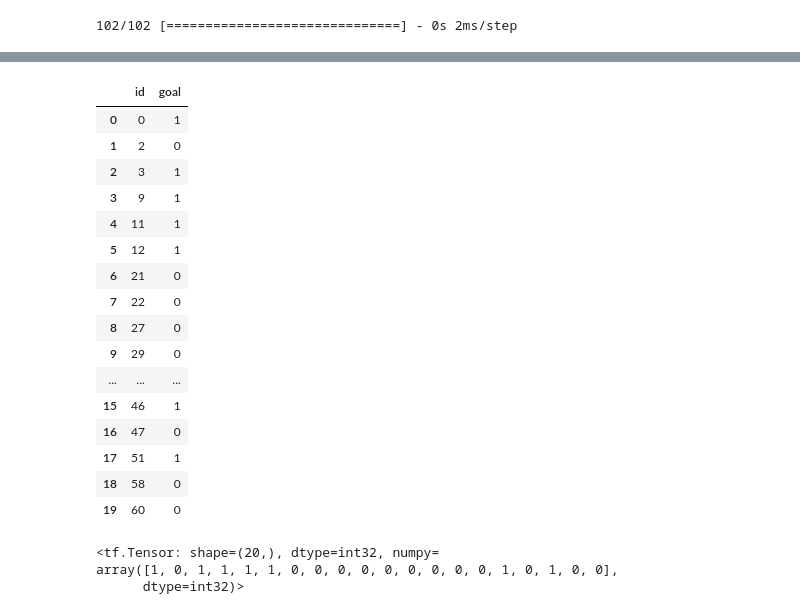
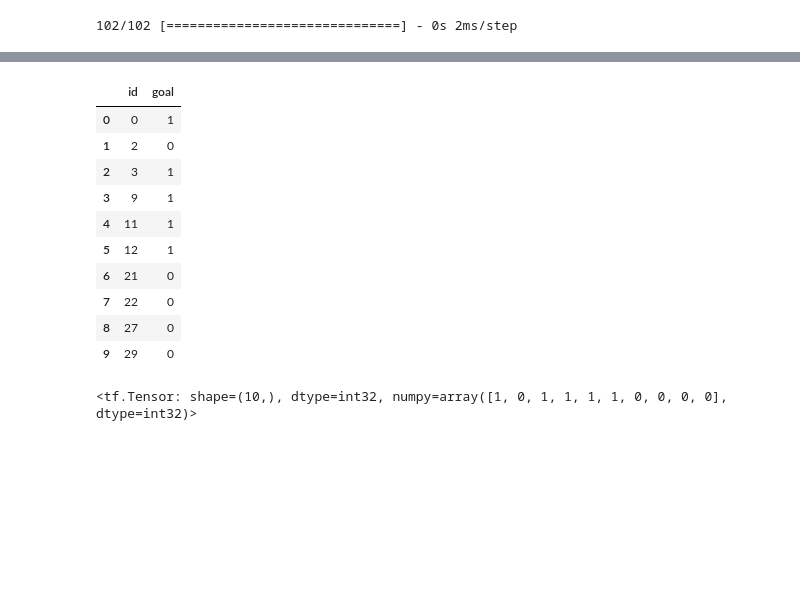
Before and after one commit to Jaiquisic23/Artificial-Neural-Networks, a Jupyter notebook: classification model and predictions.ipynb, the cells around one changed output, grey strips where cells are left out. Drawn from its saved outputs; the diff is of its cells as text; code cells hidden in the pictures; blank space fills up the shorter version.

```diff
--- a/classification model and predictions.ipynb
+++ b/classification model and predictions.ipynb
@@ -32,7 +53,7 @@ trData.head()
 | 3 | 6 | NaN | NaN | 13,000 people receive #wildfires ... | 1 |
 | 4 | 7 | NaN | NaN | Just got sent this photo from Rub... | 1 |
 # %%
-trData_shuffled = trData.sample(frac=1, random_state=42)
+trData_mix = trData.sample(frac=1, random_state=42)
 # %%
 tData.head()
 # %% [output]
@@ -49,8 +70,8 @@ trData_shuffled.target.value_counts()
 1    3271
 Name: target, dtype: int64
 # %%
-training_sentences, val_sentences, train_labels, val_labels = train_test_split(trData_shuffled["text"].to_numpy(),
-                                                                            trData_shuffled["target"].to_numpy(),
+training_sentences, val_sentences, train_labels, val_labels = train_test_split(trData_mix["text"].to_numpy(),
+                                                                            trData_mix["target"].to_numpy(),
                                                                             test_size=0.15,
                                                                             random_state=42)
 # %%
@@ -140,11 +178,10 @@ model = tf.keras.Sequential([
     text_vectorizer, embedding,
     layers.GlobalAveragePooling1D(),
     layers.Dense(10, activation = "sigmoid"),
-   # layers.Dense(2, activation = "sigmoid"),
     layers.Dense(1, activation = "sigmoid")
 ])
 model.compile(loss=tf.keras.losses.BinaryCrossentropy(),
                 optimizer=tf.keras.optimizers.Adam(lr=0.001),
                 metrics=["mae"])
-model.fit(training_sentences,train_labels,validation_data=(val_sentences, val_labels), epochs=6)
+model.fit(training_sentences,train_labels,validation_data=(val_sentences, val_labels), epochs=5)
 # %% [output]
@@ -184,7 +215,7 @@ model_predictions[:20]
 # %%
-prediction_probs = model.predict(tData['text'].to_numpy())
+predictProbs = model.predict(tData['text'].to_numpy())
 
-predictions = tf.squeeze(tf.round(prediction_probs))
+predictions = tf.squeeze(tf.round(predictProbs))
 predictions = tf.cast(predictions, dtype=tf.int32)
 # %% [output]
 102/102 [==============================] - 0s 2ms/step
@@ -207,29 +222,21 @@ tData
 # %%
 show_results = pd.DataFrame({"id": tData['id'].values,
                           'goal': (predictions.numpy())})
 
-show_results[:20]
+show_results[:10]
 # %% [output]
 |  | id | goal |
 | 0 | 0 | 1 |
 | 1 | 2 | 0 |
 | 2 | 3 | 1 |
 | 3 | 9 | 1 |
 | 4 | 11 | 1 |
 | 5 | 12 | 1 |
 | 6 | 21 | 0 |
 | 7 | 22 | 0 |
 | 8 | 27 | 0 |
 | 9 | 29 | 0 |
-| ... | ... | ... |
-| 15 | 46 | 1 |
-| 16 | 47 | 0 |
-| 17 | 51 | 1 |
-| 18 | 58 | 0 |
-| 19 | 60 | 0 |
 # %%
-predictions[:20]
+predictions[:10]
 # %% [output]
-<tf.Tensor: shape=(20,), dtype=int32, numpy=
-array([1, 0, 1, 1, 1, 1, 0, 0, 0, 0, 0, 0, 0, 0, 0, 1, 0, 1, 0, 0],
-      dtype=int32)>
+<tf.Tensor: shape=(10,), dtype=int32, numpy=array([1, 0, 1, 1, 1, 1, 0, 0, 0, 0], dtype=int32)>
```
Also changed, not shown: parts of 17 cells of this notebook.
